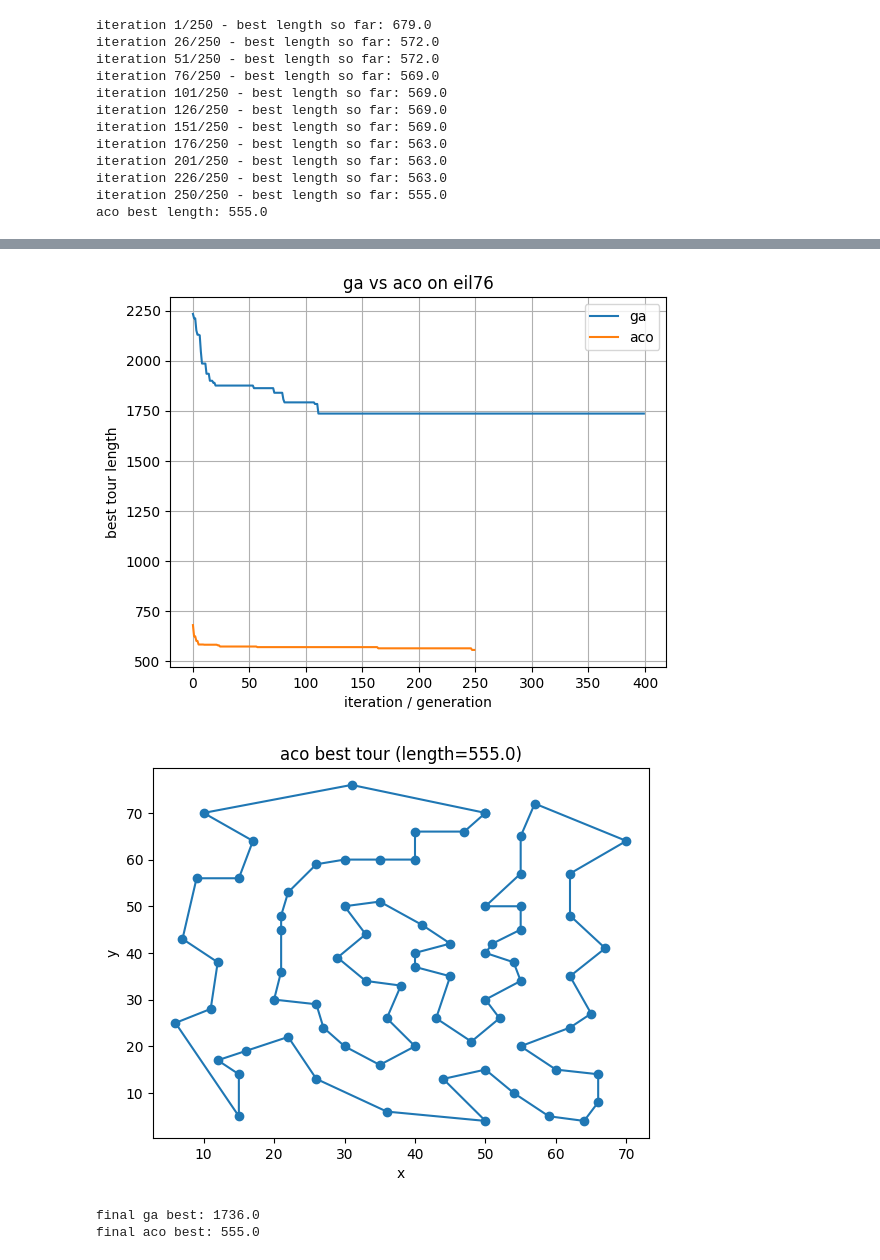
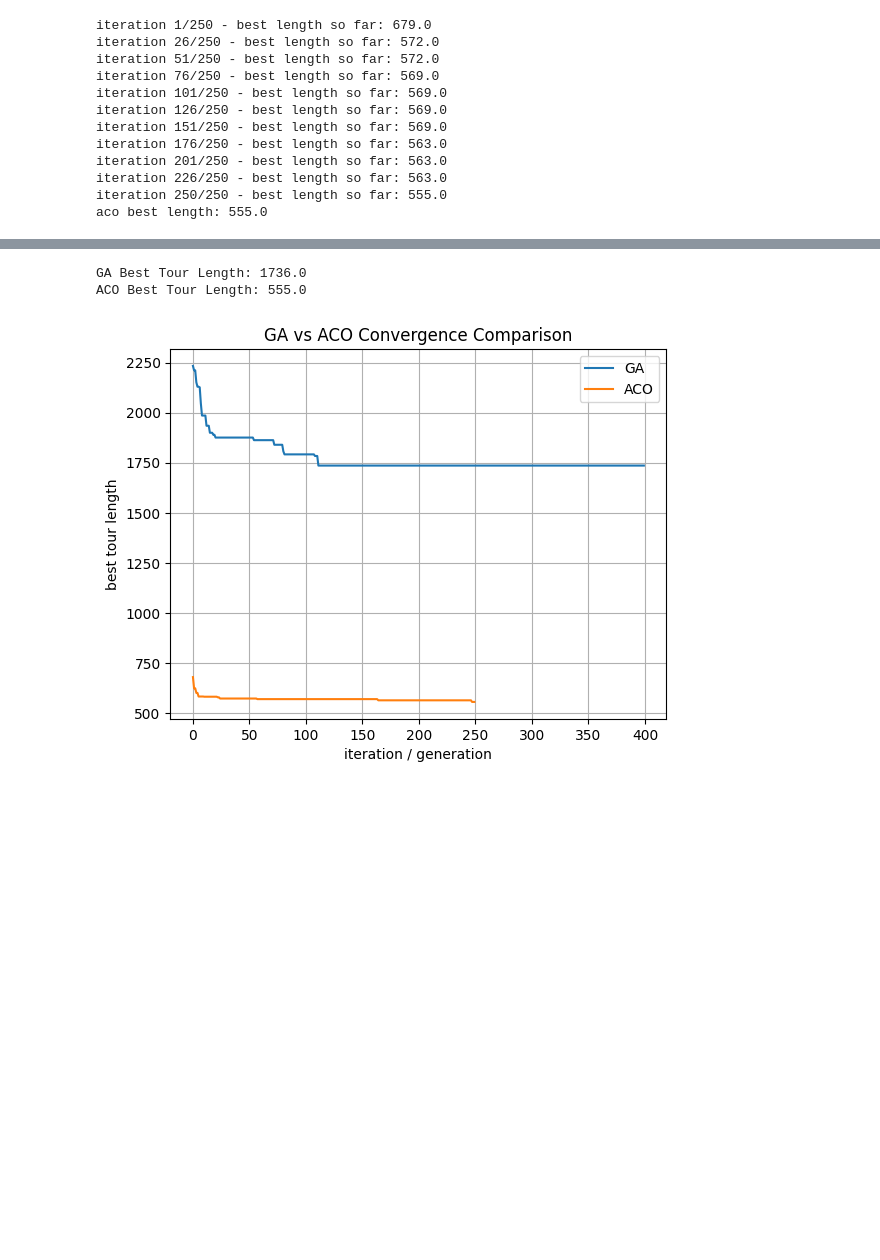
Before and after one commit to reyamm/Metaheuristic-Optimization-for-a-Real-World-Problem, a Jupyter notebook: Metaheuristic_Optimization_Proj.ipynb, the cells around one changed output, grey strips where cells are left out. Cells and saved outputs as stored; diff of their text form; code cells hidden in the pictures; blank space fills up the shorter version.

```diff
--- a/Metaheuristic_Optimization_Proj.ipynb
+++ b/Metaheuristic_Optimization_Proj.ipynb
@@ -62,7 +0,0 @@ enter my github token (not shown): ··········
-# %%
-# creating a simple README file
-with open("README.md", "w") as f:
-    f.write("# Metaheuristic Optimization Project\nThis repo is synced with Google Colab.")
-
-# check that the file exists
-!ls -l
@@ -469,20 +368,19 @@ aco best length: 555.0
 # %%
+# final comparison section
+
+print("GA Best Tour Length:", best_len_ga)
+print("ACO Best Tour Length:", best_len_aco)
+
 plt.figure()
-plt.plot(history_ga, label="ga")
-plt.plot(history_aco, label="aco")
+plt.plot(history_ga, label="GA")
+plt.plot(history_aco, label="ACO")
 plt.xlabel("iteration / generation")
 plt.ylabel("best tour length")
-plt.title("ga vs aco on eil76")
+plt.title("GA vs ACO Convergence Comparison")
 plt.legend()
 plt.grid(True)
 plt.show()
-
-plot_tour(best_tour_aco, coords, f"aco best tour (length={best_len_aco:.1f})")
-
-print("final ga best:", best_len_ga)
-print("final aco best:", best_len_aco)
 # %% [output]
+GA Best Tour Length: 1736.0
+ACO Best Tour Length: 555.0
-[figure, old version]
+[figure, new version]
-[figure, removed]
-final ga best: 1736.0
-final aco best: 555.0
```
Also changed, not shown: parts of 15 cells of this notebook.
